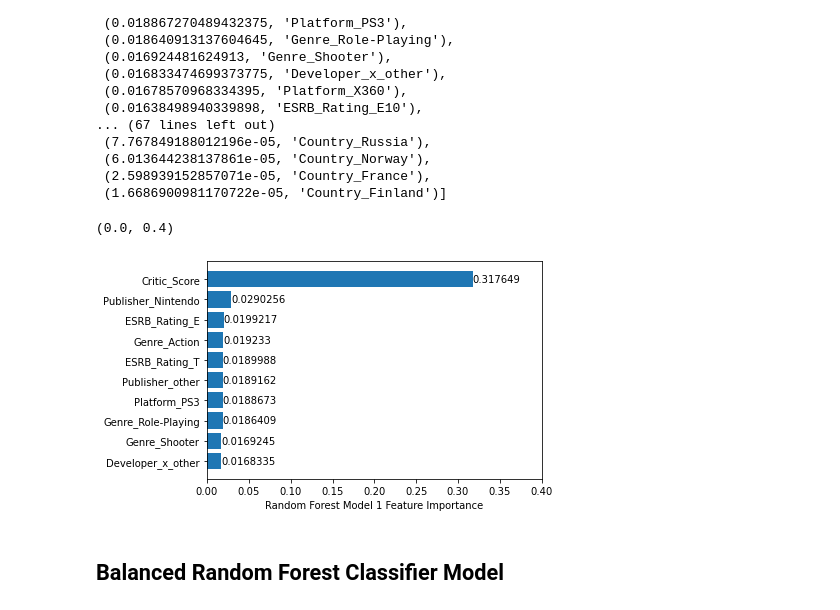
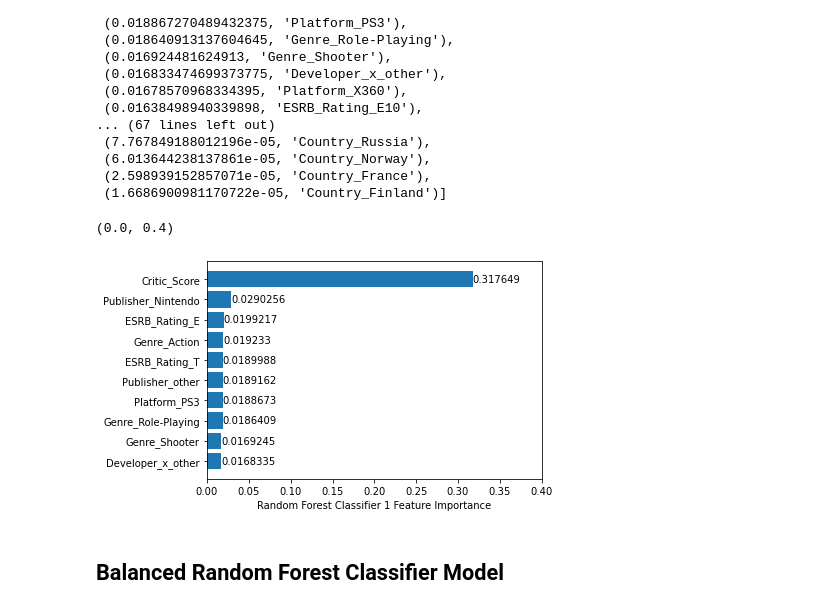
Before and after one commit to kntln/Video_Games_Sales, a Jupyter notebook: ML_RandomForestClassifier_1.ipynb, the cells around one changed output. Drawn from its saved outputs; the diff is of its cells as text; code cells hidden in the pictures.

```diff
--- a/ML_RandomForestClassifier_1.ipynb
+++ b/ML_RandomForestClassifier_1.ipynb
@@ -501,16 +515,16 @@ Feature Importance: rf model 1: all columns
 # %%
 sorted_idx = rf_model_1.feature_importances_.argsort()[-10:]
 x = X.columns[sorted_idx]
 y = rf_model_1.feature_importances_[sorted_idx]
 
 fig, ax = plt.subplots()
 bars = ax.barh(x, y)
 ax.bar_label(bars)
-plt.xlabel("Random Forest Model 1 Feature Importance")
+plt.xlabel("Random Forest Classifier 1 Feature Importance")
 plt.xlim(0.0,0.4)
 # %% [output]
 (0.0, 0.4)
-[figure, old version]
+[figure, new version]
 # %% [markdown]
 ## Balanced Random Forest Classifier Model
 # %%
```
Also changed, not shown: parts of 14 cells of this notebook, 4 other files.
